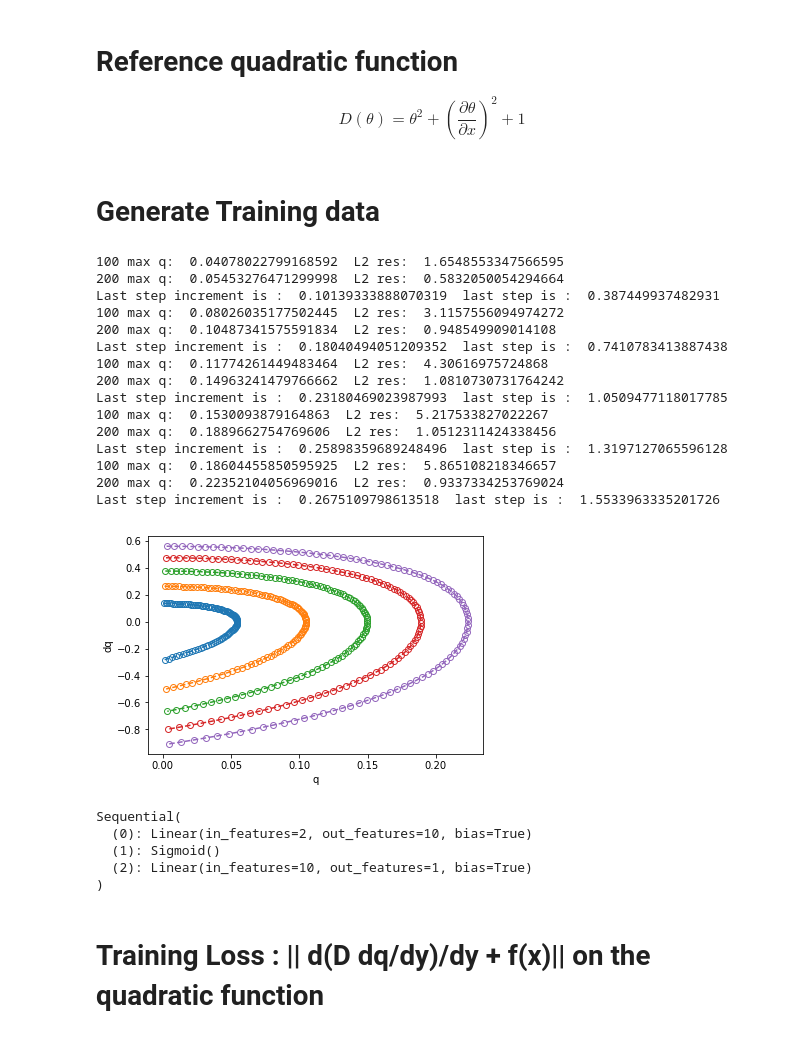
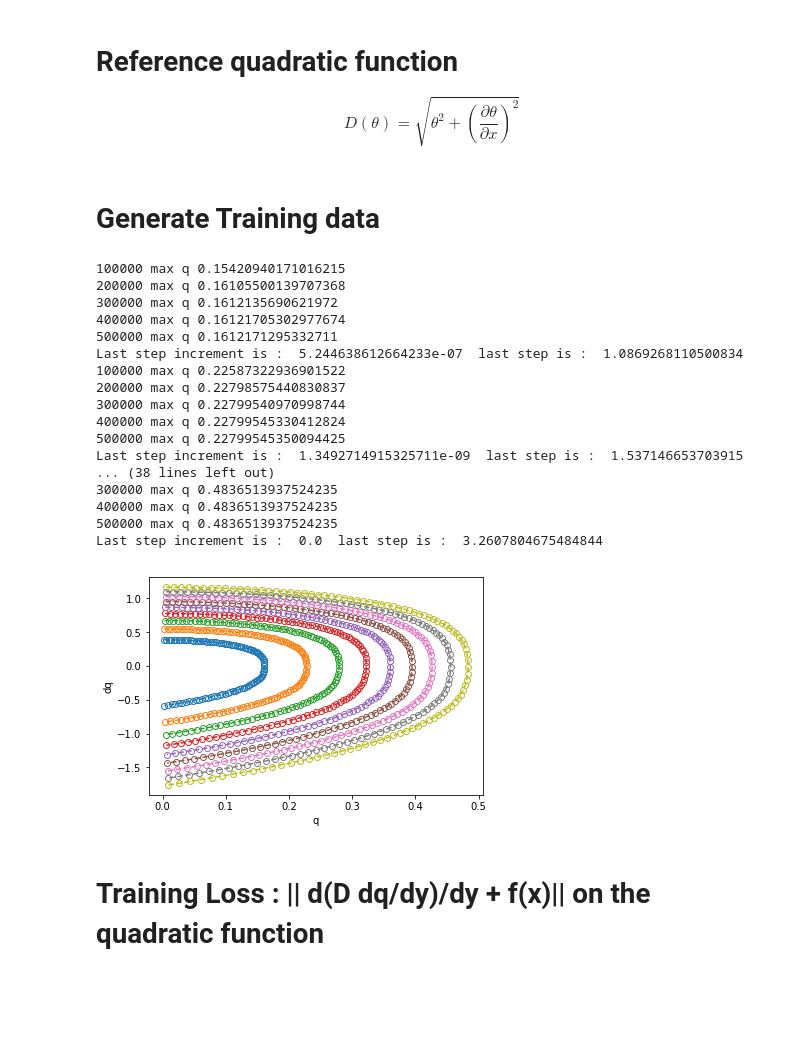
Before and after one commit to Zhengyu-Huang/Point-Jet, a Jupyter notebook: Poisson_model/Indirect_NN.ipynb, the cells around one changed output. Drawn from its saved outputs; the diff is of its cells as text; code cells hidden in the pictures; blank space fills up the shorter version.

```diff
--- a/Poisson_model/Indirect_NN.ipynb
+++ b/Poisson_model/Indirect_NN.ipynb
@@ -13,12 +13,12 @@ from NeuralNet import *
 from timeit import default_timer
 # %% [markdown]
 # Reference quadratic function
- $$D(\theta) = \theta^2 + (\frac{\partial \theta}{\partial x})^2 + 1$$
+ $$D(\theta) = \sqrt{\theta^2 + (\frac{\partial \theta}{\partial x})^2}$$
 # %%
 def permeability_ref(q, dq):
-    return q**2 + dq**2 + 1
+    return np.sqrt(q**2 + dq**2)
 def D_permeability_ref(q, dq):
-    return 2*q, 2*dq
+    return q/np.sqrt(q**2 + dq**2), dq/np.sqrt(q**2 + dq**2)
 # %% [markdown]
 # Generate Training data
 # %%
@@ -29,8 +29,12 @@ def generate_data_helper(permeability, D_permeability, f_func, L=1.0, Nx = 100):
     dbc = np.array([0.0, 0.0])
 
 
-    model = lambda q, xx, res, V : nummodel_jac(permeability_ref, q, xx, res, V, True, D_permeability_ref)
-    xx, t_data, q_data = implicit_solve(model, f, dbc, dt = 1.0e-3, Nt = 200, save_every = 100, L = L)
+#     model = lambda q, xx, res, V : nummodel_jac(permeability_ref, q, xx, res, V, True, D_permeability_ref)
+#     xx, t_data, q_data = implicit_solve(model, f, dbc, dt = 1.0e-5, Nt = 200, save_every = 100, L = L)
+
+    model = lambda q, yy, res : nummodel(permeability_ref, q, yy, res)
+    xx, t_data, q_data = explicit_solve(model, f, dbc, dt = 5.0e-6, Nt = 500000, save_every = 100000, L = L)
+
 
     print("Last step increment is : ", np.linalg.norm(q_data[-1, :] - q_data[-2, :]), " last step is : ", np.linalg.norm(q_data[-1, :]))
 
@@ -40,52 +44,54 @@ def generate_data_helper(permeability, D_permeability, f_func, L=1.0, Nx = 100):
 
 
 f_funcs = []
-n_data = 5
+n_data = 10
 
-for i in range(1,6):
+for i in range(1,n_data):
     def func(xx, A = i):
         return A * xx
     f_funcs.append(func)
 
 
 L = 1.0
 Nx = 100
 n_data = len(f_funcs)
 xx, f, q, q_c, dq_c = np.zeros((n_data, Nx)), np.zeros((n_data, Nx)), np.zeros((n_data, Nx)), np.zeros((n_data, Nx-1)), np.zeros((n_data, Nx-1))
 
 
 for i in range(n_data):
     xx[i, :], f[i, :], q[i, :], q_c[i, :], dq_c[i, :] = generate_data_helper(permeability_ref, D_permeability_ref, f_funcs[i], L=L, Nx=Nx)
 
 
 # visualize data
 
 
 
 plt.figure()
 for i in range(n_data):
     plt.plot(q_c[i, :], dq_c[i, :],  "--o", fillstyle="none")
 
 plt.xlabel("q")
 plt.ylabel("dq")
 plt.show()
 # %% [output]
-100 max q:  0.04078022799168592  L2 res:  1.6548553347566595
-200 max q:  0.05453276471299998  L2 res:  0.5832050054294664
-Last step increment is :  0.10139333888070319  last step is :  0.387449937482931
-100 max q:  0.08026035177502445  L2 res:  3.1157556094974272
-200 max q:  0.10487341575591834  L2 res:  0.948549909014108
-Last step increment is :  0.18040494051209352  last step is :  0.7410783413887438
-100 max q:  0.11774261449483464  L2 res:  4.30616975724868
-200 max q:  0.14963241479766662  L2 res:  1.0810730731764242
-Last step increment is :  0.23180469023987993  last step is :  1.0509477118017785
-100 max q:  0.1530093879164863  L2 res:  5.217533827022267
-200 max q:  0.1889662754769606  L2 res:  1.0512311424338456
-Last step increment is :  0.25898359689248496  last step is :  1.3197127065596128
-100 max q:  0.18604455850595925  L2 res:  5.865108218346657
-200 max q:  0.22352104056969016  L2 res:  0.9337334253769024
-Last step increment is :  0.2675109798613518  last step is :  1.5533963335201726
+100000 max q 0.15420940171016215
+200000 max q 0.16105500139707368
+300000 max q 0.1612135690621972
+400000 max q 0.16121705302977674
+500000 max q 0.1612171295332711
+Last step increment is :  5.244638612664233e-07  last step is :  1.0869268110500834
+100000 max q 0.22587322936901522
+200000 max q 0.22798575440830837
+300000 max q 0.22799540970998744
+400000 max q 0.22799545330412824
+500000 max q 0.22799545350094425
+Last step increment is :  1.3492714915325711e-09  last step is :  1.537146653703915
+... (38 lines left out)
+300000 max q 0.4836513937524235
+400000 max q 0.4836513937524235
+500000 max q 0.4836513937524235
+Last step increment is :  0.0  last step is :  3.2607804675484844
-[figure, old version]
+[figure, new version]
 # %%
 def creat_nn_model(input_dim, hidden_dim, output_dim, params):
     net = torch.nn.Sequential(
@@ -115,21 +121,4 @@ def nn_model(x, input_dim, hidden_dim, output_dim, params):
     return net(torch.tensor(x, dtype=torch.float32)).detach().numpy().flatten()
-# %%
-input_dim, hidden_dim, output_dim = 2, 10, 1
-
-net = torch.nn.Sequential(
-        torch.nn.Linear(input_dim, hidden_dim),
-        torch.nn.Sigmoid(),
-        torch.nn.Linear(hidden_dim, output_dim),
-#             torch.nn.Sigmoid()
-    )
-
-print(net)
-# %% [output]
-Sequential(
-  (0): Linear(in_features=2, out_features=10, bias=True)
-  (1): Sigmoid()
-  (2): Linear(in_features=10, out_features=1, bias=True)
-)
 # %% [markdown]
 # Training Loss : || d(D dq/dy)/dy + f(x)|| on the quadratic function
 # %%
```
Also changed, not shown: parts of 7 cells of this notebook, 2 other files.
